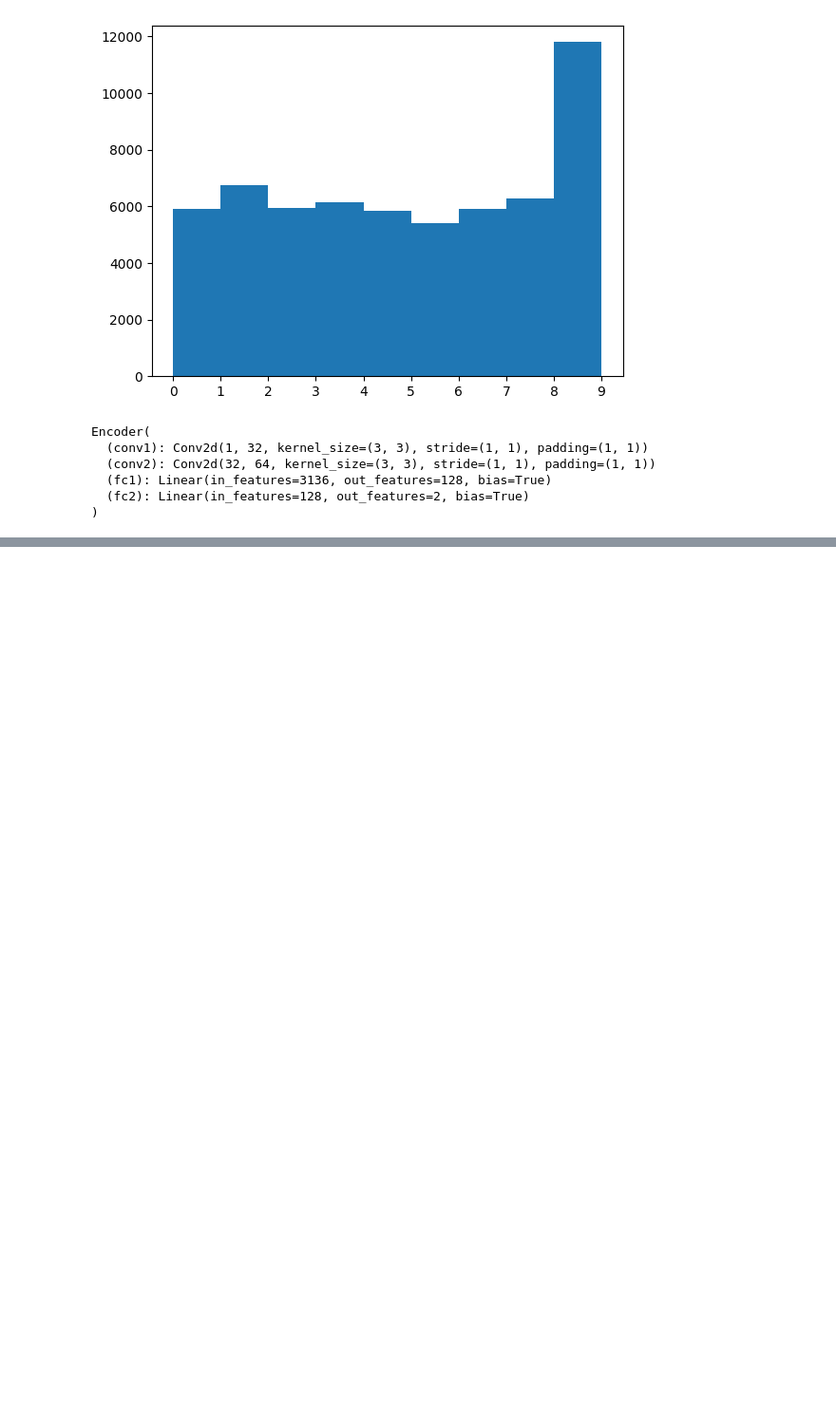
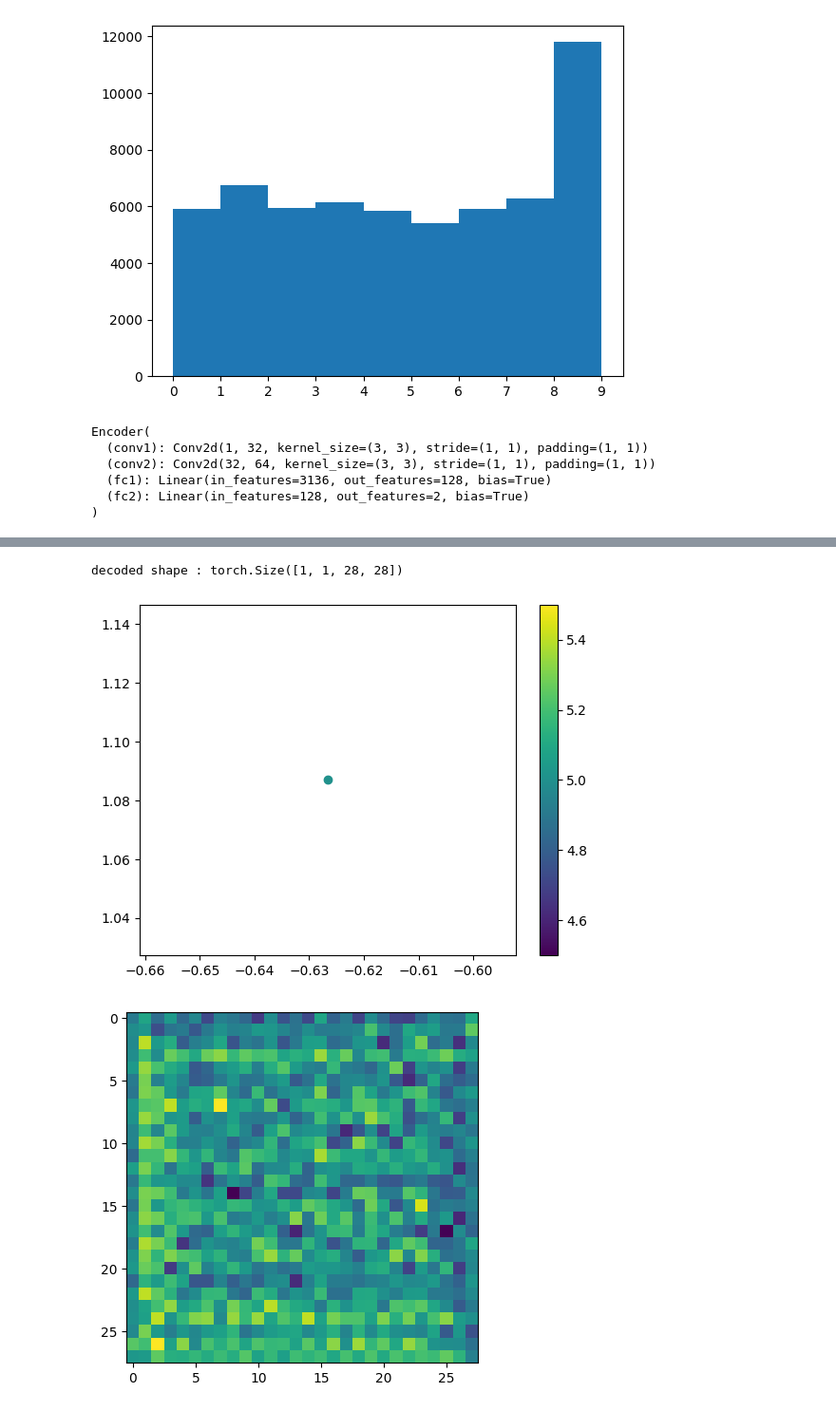
Before and after one commit to MaximeSzymanski/VAE_pytorch, a Jupyter notebook: VAE.ipynb, the cells around one changed output, grey strips where cells are left out. Shown at 95% size. Saved outputs shown, nothing was run; the diff lists cells and outputs as text; code cells hidden in the pictures; blank space fills up the shorter version.

```diff
--- a/VAE.ipynb
+++ b/VAE.ipynb
@@ -150,19 +155,23 @@ class VariationalDecoder(torch.nn.Module):
         super(VariationalDecoder, self).__init__()
         self.hidden_dim = hidden_dim
         # Fully connected layer
-        self.fc1 = torch.nn.Linear(latent_dim, hidden_dim)
+        self.fc1 = torch.nn.Linear(latent_dim, 7*7*64)
 
         # Transpose Convolutional layers
-        self.t_conv1 = torch.nn.ConvTranspose2d(hidden_dim, 64, kernel_size=7, stride=2, padding=1)
-        self.t_conv2 = torch.nn.ConvTranspose2d(64, 32, kernel_size=7, stride=2, padding=1)
-        self.t_conv3 = torch.nn.ConvTranspose2d(32, 1, kernel_size=6, stride=2, padding=1)
+        self.t_conv1 = torch.nn.ConvTranspose2d(64, 64, kernel_size=3, stride=1, padding=1)
+        self.t_conv2 = torch.nn.ConvTranspose2d(64, 64, kernel_size=3, stride=2, padding=1)
+        self.t_conv3 = torch.nn.ConvTranspose2d(64, 32, kernel_size=3, stride=2, padding=1)
+        self.t_conv4 = torch.nn.ConvTranspose2d(32, 1, kernel_size=6, padding=1)
+
 
     def forward(self, x):
+        batch_size = x.size(0)
+
         # x: batch_size * latent_dim
         x = self.fc1(x)
         x = torch.nn.functional.relu(x)
         # x: batch_size * hidden_dim
-        x = x.view(x.size(0), -1, 1, 1)
+        x = x.view(batch_size,64,7,7)
         # x: batch_size * hidden_dim * 1 * 1
         x = self.t_conv1(x)
         x = torch.nn.functional.relu(x)
@@ -171,6 +180,8 @@ class VariationalDecoder(torch.nn.Module):
         x = torch.nn.functional.relu(x)
         # x: batch_size * 32 * 4 * 4
         x = self.t_conv3(x)
+        x = torch.nn.functional.relu(x)
+        x = self.t_conv4(x)
         # x: batch_size * 1 * 4 * 4
         x = torch.sigmoid(x)
         # x: batch_size * 1 * 4 * 4
@@ -233,7 +208,7 @@ def loss_function(x, original_x, mu, sigma,k1=1,k2=1e-3):
     return k1*KL_loss(mu, sigma) + k2*reconstruction_loss(original_x, x)
 # %%
 
-variational_autoencoder = VariationalAutoEncoder(1, 128, 2)
+variational_autoencoder = VariationalAutoEncoder(1, 64, 120)
 variational_autoencoder.to(device)
 # %% [output]
 VariationalAutoEncoder(
@@ -253,5 +231,24 @@ VariationalAutoEncoder(
   )
 )
+# %%
+# encode the first 10 images
+images = mnist_trainset.data[1].float().unsqueeze(0).unsqueeze(1)/255
+images = images.to(device)
+encoded, _ ,_ ,_ = variational_autoencoder.encoder(images)
+decoded = variational_autoencoder.decoder(encoded)
+print(f"decoded shape : {decoded.shape}")
+
+# plot the encoded images in 2D, and the decoded images
+encoded_images = encoded.cpu().detach().numpy()
+plt.scatter(encoded_images[:, 0], encoded_images[:, 1], c=mnist_trainset.targets[0].numpy())
+plt.colorbar()
+plt.show()
+plt.imshow(decoded[0, 0].cpu().detach().numpy())
+plt.show()
+# %% [output]
+decoded shape : torch.Size([1, 1, 28, 28])
+[figure, added]
+[figure, added]
 # %%
 print(variational_autoencoder)
 # %% [output]
```
Also changed, not shown: parts of 14 cells of this notebook.
